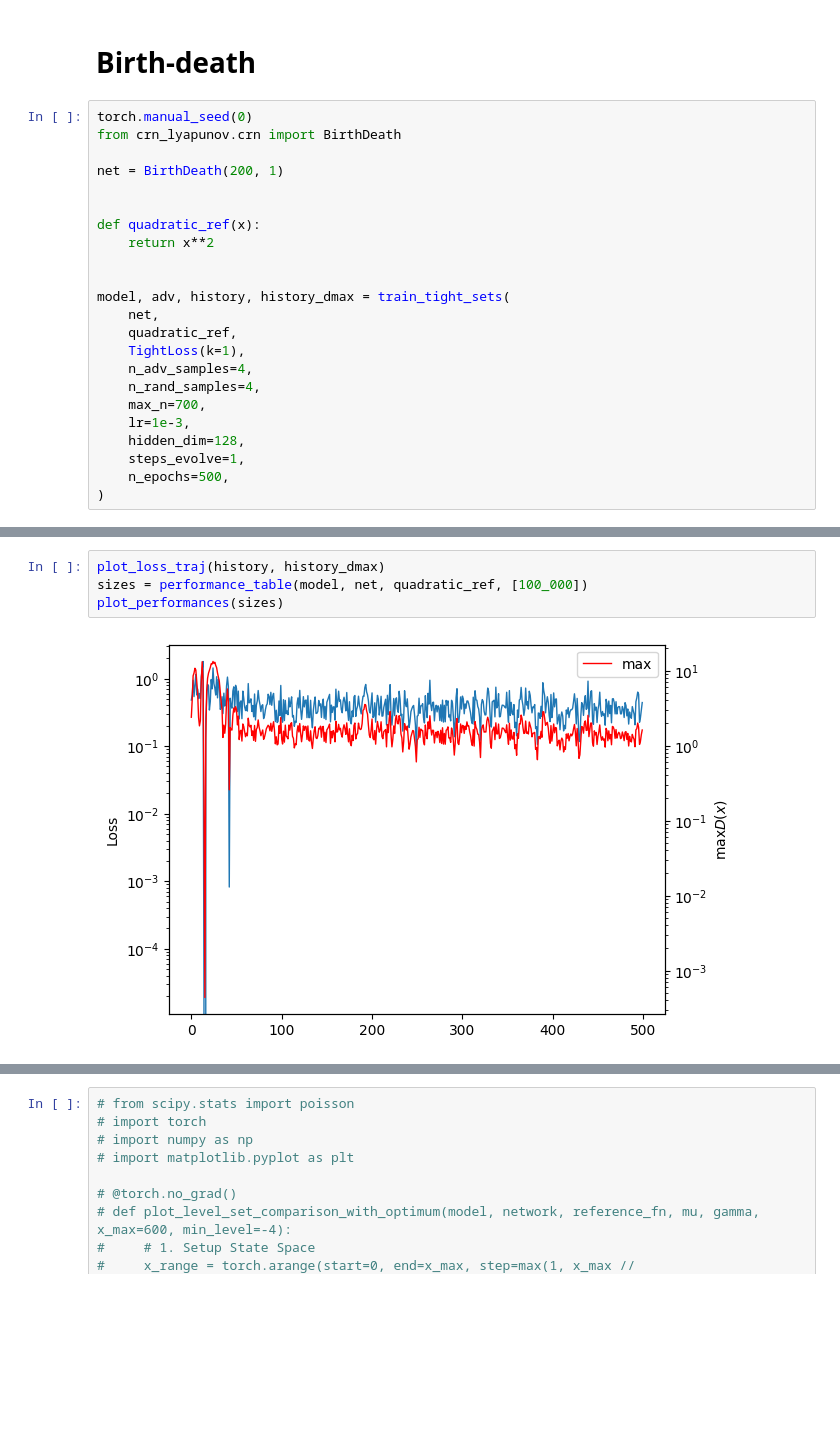
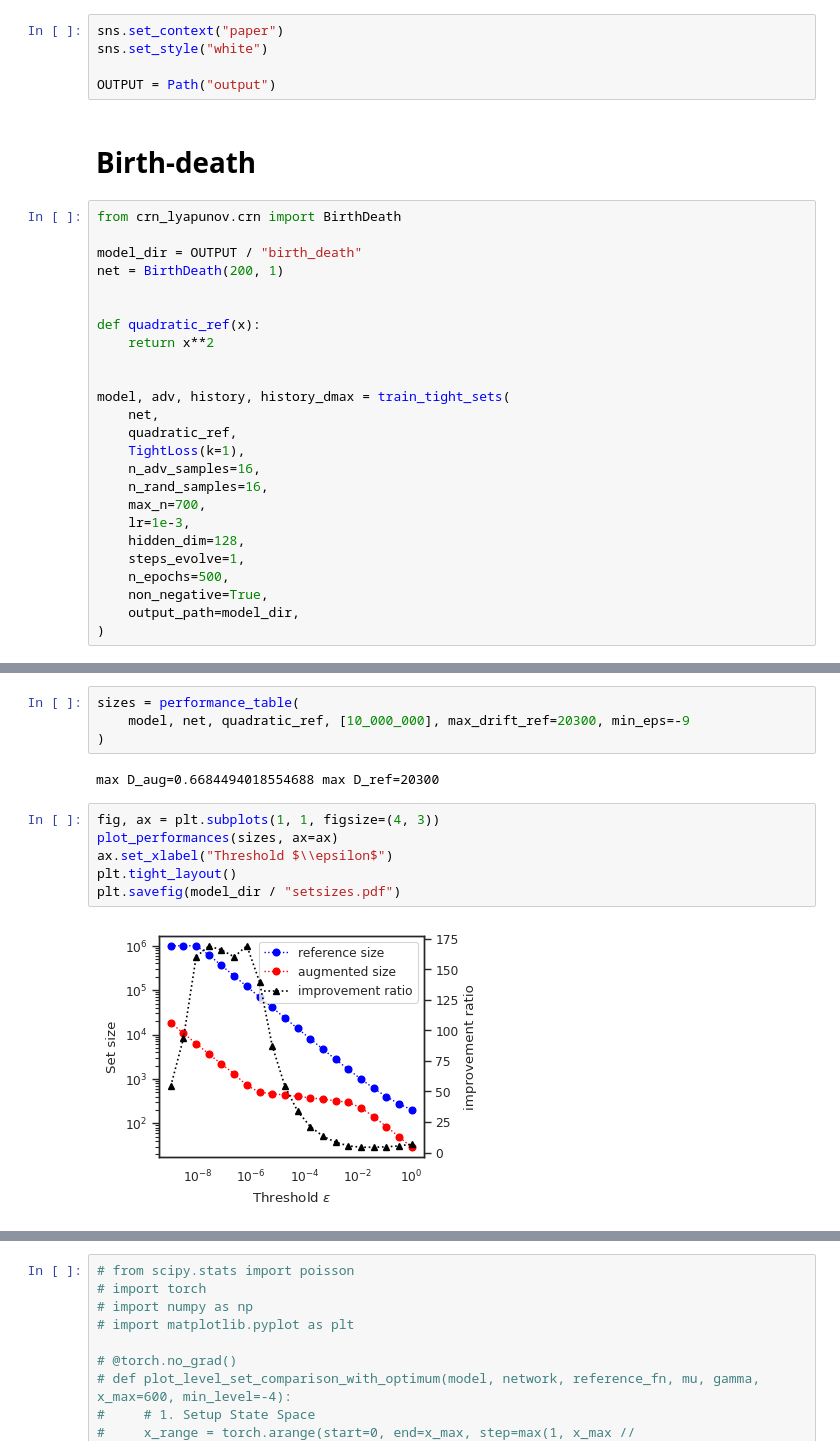
Before and after one commit to mbackenkoehler/crn_lyapunov, a Jupyter notebook: Adversarial.ipynb, the cells around one changed output, grey strips where cells are left out. Saved outputs shown, nothing was run; the diff lists cells and outputs as text; blank space fills up the shorter version.

```diff
--- a/Adversarial.ipynb
+++ b/Adversarial.ipynb
@@ -76,9 +33,14 @@ def plot_performances(sizes: pd.DataFrame):
+# %%
+sns.set_context("paper")
+sns.set_style("white")
+
+OUTPUT = Path("output")
 # %% [markdown]
 # Birth-death
 # %%
-torch.manual_seed(0)
 from crn_lyapunov.crn import BirthDeath
 
+model_dir = OUTPUT / "birth_death"
 net = BirthDeath(200, 1)
 
 
@@ -90,11 +52,13 @@ model, adv, history, history_dmax = train_tight_sets(
     net,
     quadratic_ref,
     TightLoss(k=1),
-    n_adv_samples=4,
-    n_rand_samples=4,
+    n_adv_samples=16,
+    n_rand_samples=16,
     max_n=700,
     lr=1e-3,
     hidden_dim=128,
     steps_evolve=1,
     n_epochs=500,
+    non_negative=True,
+    output_path=model_dir,
 )
@@ -101,6 +70,14 @@ model, adv, history, history_dmax = train_tight_sets(
+# %%
+sizes = performance_table(
+    model, net, quadratic_ref, [10_000_000], max_drift_ref=20300, min_eps=-9
+)
+# %% [output]
+max D_aug=0.6684494018554688 max D_ref=20300
 # %%
-plot_loss_traj(history, history_dmax)
-sizes = performance_table(model, net, quadratic_ref, [100_000])
-plot_performances(sizes)
+fig, ax = plt.subplots(1, 1, figsize=(4, 3))
+plot_performances(sizes, ax=ax)
+ax.set_xlabel("Threshold $\\epsilon$")
+plt.tight_layout()
+plt.savefig(model_dir / "setsizes.pdf")
 # %% [output]
-[figure, old version]
+[figure, new version]
```
Also changed, not shown: parts of 61 cells of this notebook, 1 other file.
